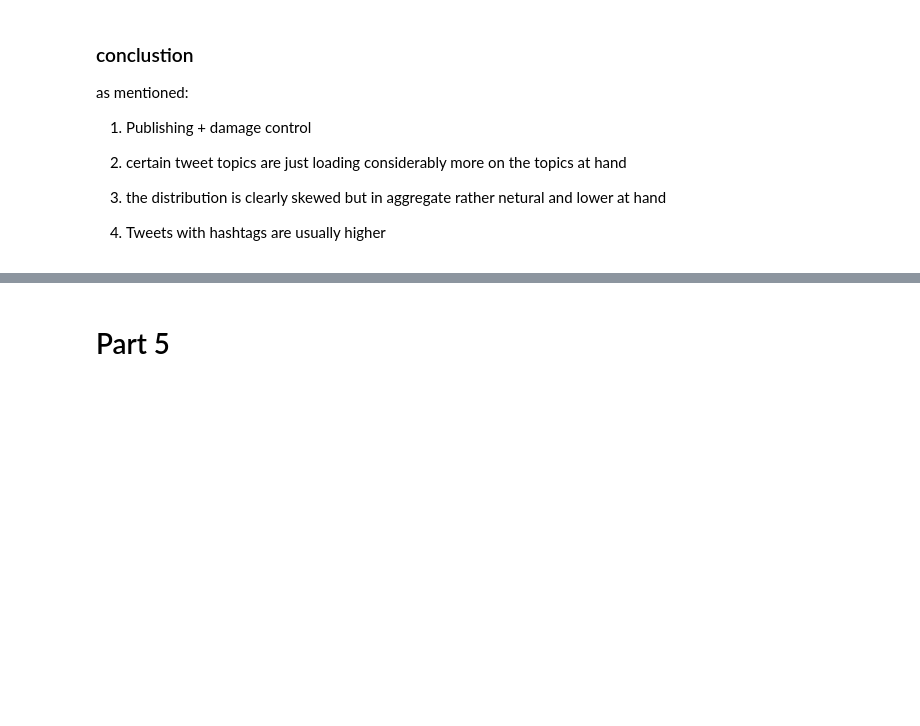
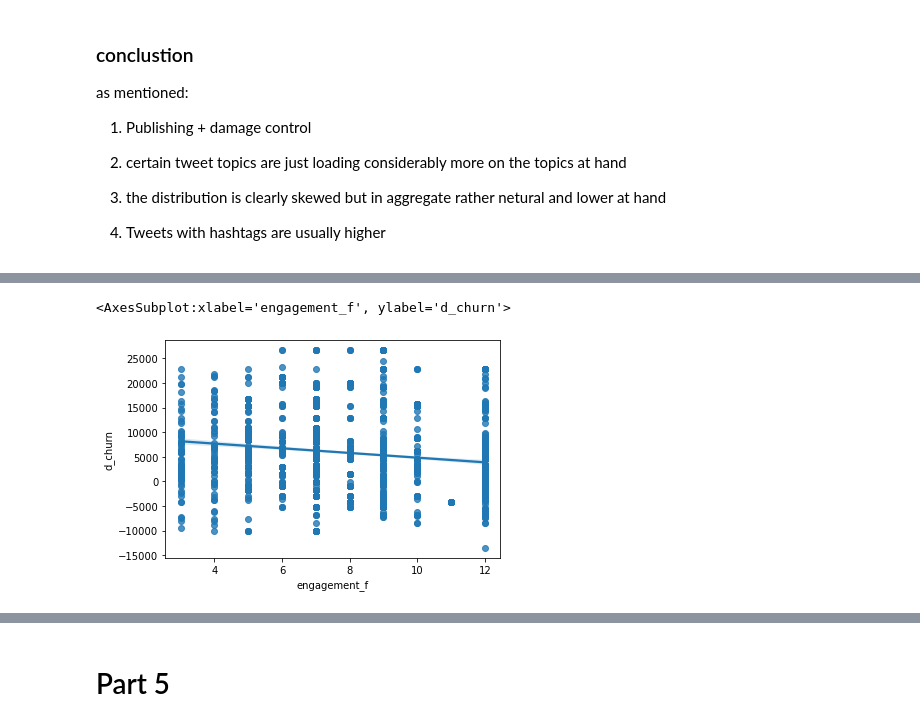
Before and after one commit to AngeloBarisano/Supply_Chain, a Jupyter notebook: Notebooks/workfile2.ipynb, the cells around one changed output, grey strips where cells are left out. Saved outputs shown, nothing was run; the diff lists cells and outputs as text; code cells hidden in the pictures; blank space fills up the shorter version.

```diff
--- a/Notebooks/workfile2.ipynb
+++ b/Notebooks/workfile2.ipynb
@@ -1220,0 +1238,3 @@ df_tweets_jet[df_tweets_jet.processed_words_lemma.str.join("").str.contains("tec
+# %%
+# 9 weekday varaible
+df_merged["weekday_f"] = df_merged["weekday"]
@@ -1220,0 +1252,4 @@ df_tweets_jet[df_tweets_jet.processed_words_lemma.str.join("").str.contains("tec
+# %%
+# 11
+df_merged["sentiment_class_f"] = df_merged["sentiment_class"]
+df_merged["sentiment_score_f"] = df_merged["sentiment_score"]
@@ -1220,0 +1548,10 @@ df_tweets_jet[df_tweets_jet.processed_words_lemma.str.join("").str.contains("tec
+# %%
+df_customer_Churn["date"] = pd.to_datetime(
+    df_customer_Churn["Day"], infer_datetime_format=True
+)
+
+# assumtipon regarding churn: 6 months no transcation means churn; as such we simply have to shift all dates in the churn df by 6 months
+df_customer_Churn["date"] = df_customer_Churn.date + timedelta(days=180)
+
+df_customer_Churn["date_str"] = df_customer_Churn.date.dt.strftime("%m/%d/%Y")
+df_merged["created_at_str"] = df_merged.created_at.dt.strftime("%m/%d/%Y")
@@ -1220,0 +1577,15 @@ df_tweets_jet[df_tweets_jet.processed_words_lemma.str.join("").str.contains("tec
+# %%
+df_churn_merge = pd.merge(
+    left=df_merged,
+    right=df_customer_Churn,
+    left_on="created_at_str",
+    right_on="date_str",
+    how="inner",
+)
+
+# df_churn_merge.drop_duplicates(subset=["date_str"], inplace = True)
+# %%
+sns.regplot(x="engagement_f", y="d_churn", data=df_churn_merge)
+# %% [output]
+<AxesSubplot:xlabel='engagement_f', ylabel='d_churn'>
+[figure, added]
```
Also changed, not shown: parts of 80 cells of this notebook.
